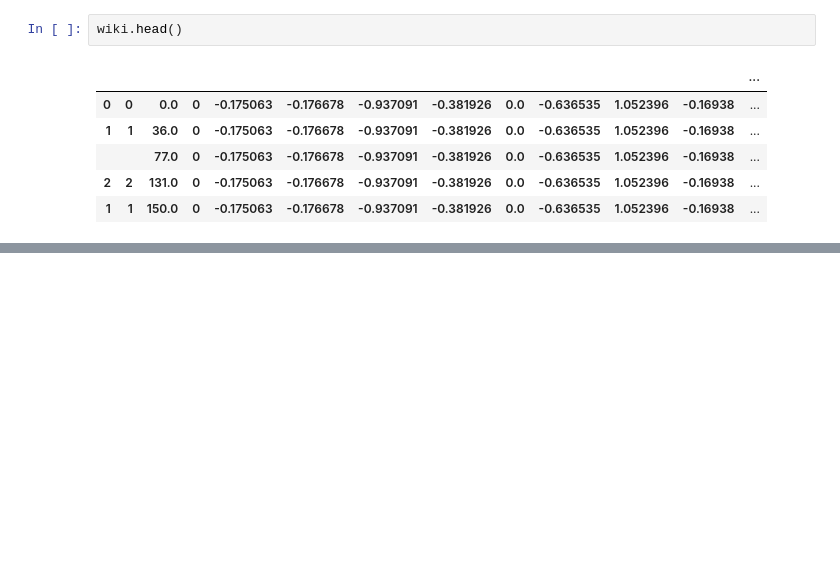
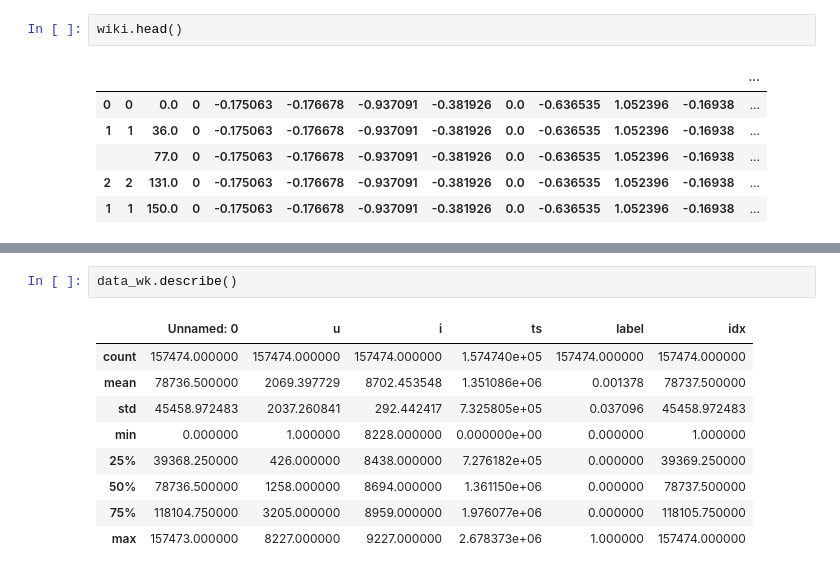
Before and after one commit to ytchx1999/Inductive-representation-learning-on-temporal-graphs, a Jupyter notebook: processed/explore.ipynb, the cells around one changed output, grey strips where cells are left out. Cells and saved outputs as stored; diff of their text form; blank space fills up the shorter version.

```diff
--- a/processed/explore.ipynb
+++ b/processed/explore.ipynb
@@ -57,0 +60,12 @@ wiki
+# %%
+data_wk.describe()
+# %% [output]
+|  | Unnamed: 0 | u | i | ts | label | idx |
+| count | 157474.000000 | 157474.000000 | 157474.000000 | 1.574740e+05 | 157474.000000 | 157474.000000 |
+| mean | 78736.500000 | 2069.397729 | 8702.453548 | 1.351086e+06 | 0.001378 | 78737.500000 |
+| std | 45458.972483 | 2037.260841 | 292.442417 | 7.325805e+05 | 0.037096 | 45458.972483 |
+| min | 0.000000 | 1.000000 | 8228.000000 | 0.000000e+00 | 0.000000 | 1.000000 |
+| 25% | 39368.250000 | 426.000000 | 8438.000000 | 7.276182e+05 | 0.000000 | 39369.250000 |
+| 50% | 78736.500000 | 1258.000000 | 8694.000000 | 1.361150e+06 | 0.000000 | 78737.500000 |
+| 75% | 118104.750000 | 3205.000000 | 8959.000000 | 1.976077e+06 | 0.000000 | 118105.750000 |
+| max | 157473.000000 | 8227.000000 | 9227.000000 | 2.678373e+06 | 1.000000 | 157474.000000 |
```
Also changed, not shown: parts of 7 cells of this notebook, 8 other files.
